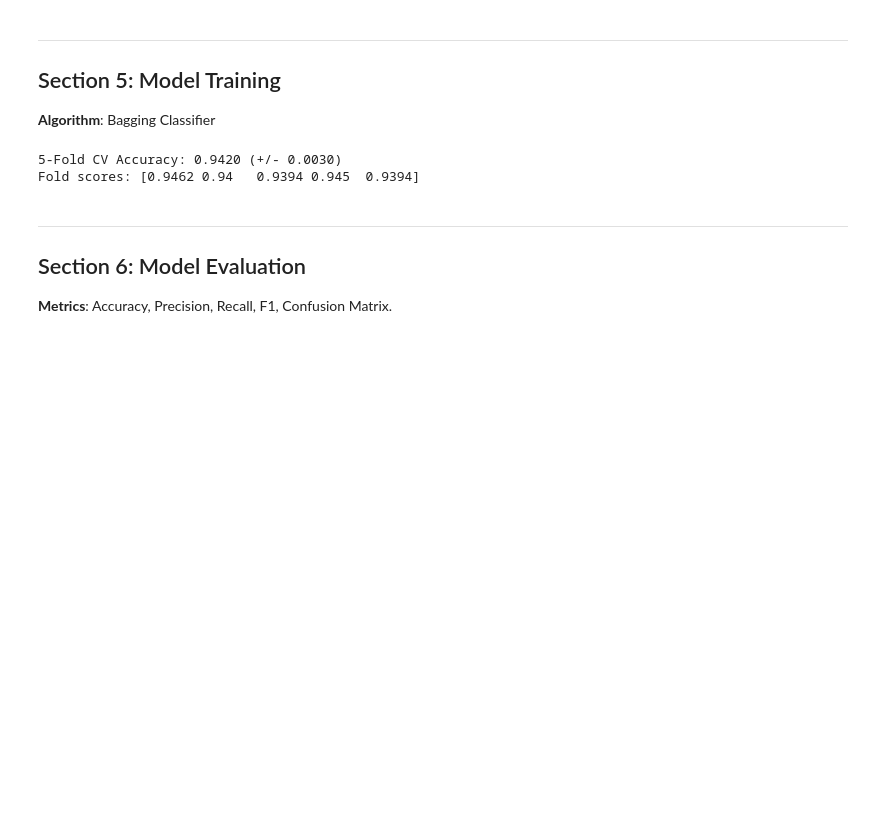
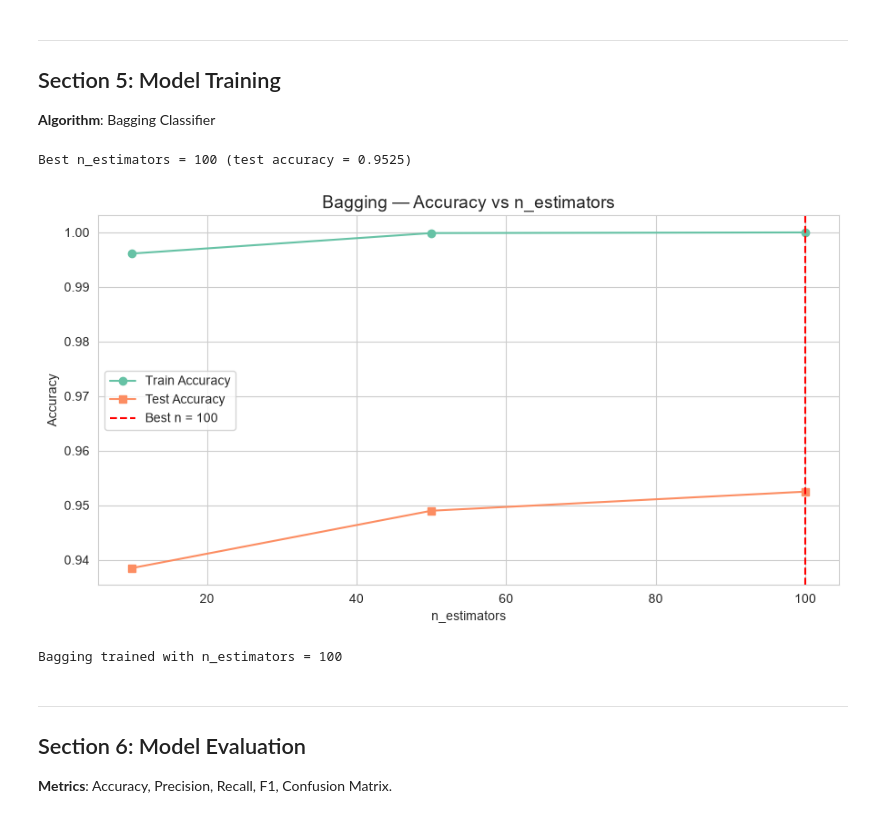
Before and after one commit to Nikhil-Jones/ML-Algorithms, a Jupyter notebook: app/normalised_notebooks/classification/Bagging.ipynb, the cells around one changed output. Saved outputs shown, nothing was run; the diff lists cells and outputs as text; code cells hidden in the pictures; blank space fills up the shorter version.

```diff
--- a/app/normalised_notebooks/classification/Bagging.ipynb
+++ b/app/normalised_notebooks/classification/Bagging.ipynb
@@ -270,14 +272,40 @@ Scaled train — mean: -0.0000, std: 1.0000
 ## Section 5: Model Training
 
 **Algorithm**: Bagging Classifier
-# %%
-# 5-fold cross-validation
-cv_scores = cross_val_score(model, X_train_scaled, y_train, cv=5, scoring='accuracy')
-print(f"5-Fold CV Accuracy: {cv_scores.mean():.4f} (+/- {cv_scores.std():.4f})")
-print(f"Fold scores: {cv_scores.round(4)}")
-# %% [output]
-5-Fold CV Accuracy: 0.9420 (+/- 0.0030)
-Fold scores: [0.9462 0.94   0.9394 0.945  0.9394]
+# %%
+# Tune n_estimators with Decision Tree as base estimator
+n_list = [10, 50, 100]
+train_acc, test_acc = [], []
+for n_est in n_list:
+    bag = BaggingClassifier(estimator=DecisionTreeClassifier(random_state=RANDOM_STATE),
+                            n_estimators=n_est, random_state=RANDOM_STATE, n_jobs=1)
+    bag.fit(X_train_scaled, y_train)
+    train_acc.append(accuracy_score(y_train, bag.predict(X_train_scaled)))
+    test_acc.append(accuracy_score(y_test, bag.predict(X_test_scaled)))
+
+best_n_bag = n_list[int(np.argmax(test_acc))]
+print(f"Best n_estimators = {best_n_bag} (test accuracy = {max(test_acc):.4f})")
+
+plt.figure(figsize=(9, 5))
+plt.plot(n_list, train_acc, 'o-', label='Train Accuracy', color=sns.color_palette('Set2')[0])
+plt.plot(n_list, test_acc, 's-', label='Test Accuracy', color=sns.color_palette('Set2')[1])
+plt.axvline(best_n_bag, color='red', linestyle='--', label=f'Best n = {best_n_bag}')
+plt.xlabel('n_estimators')
+plt.ylabel('Accuracy')
+plt.title('Bagging — Accuracy vs n_estimators', fontsize=14)
+plt.legend()
+plt.tight_layout()
+plt.show()
+
+model = BaggingClassifier(estimator=DecisionTreeClassifier(random_state=RANDOM_STATE),
+                          n_estimators=best_n_bag, random_state=RANDOM_STATE, n_jobs=1)
+model.fit(X_train_scaled, y_train)
+y_pred = model.predict(X_test_scaled)
+print(f"Bagging trained with n_estimators = {best_n_bag}")
+# %% [output]
+Best n_estimators = 100 (test accuracy = 0.9525)
+[figure, added]
+Bagging trained with n_estimators = 100
 # %% [markdown]
 ---
 ## Section 6: Model Evaluation
```
Also changed, not shown: parts of 5 cells of this notebook, 10 other files.
